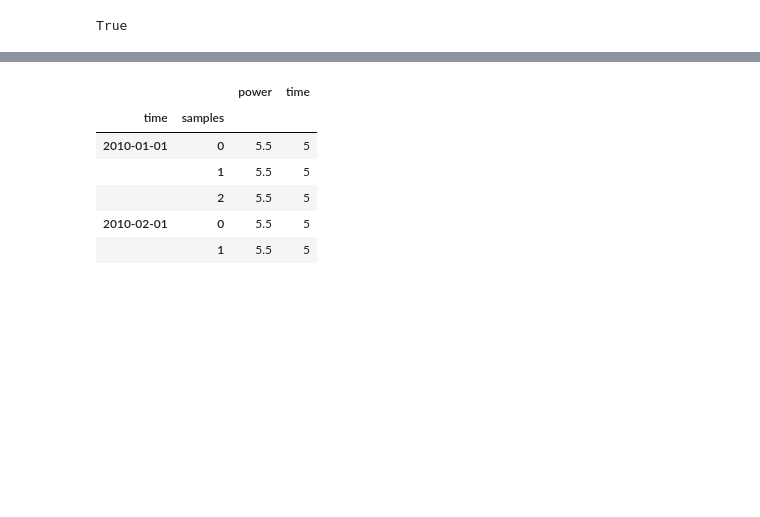
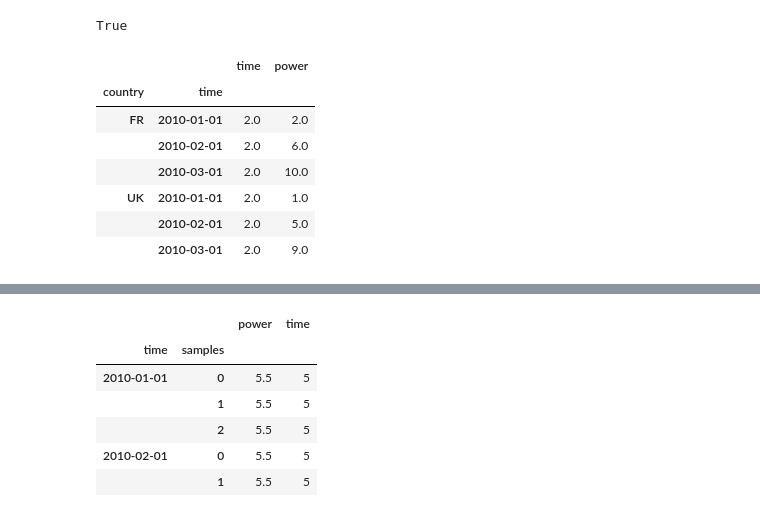
Before and after one commit to sust-cs-uob/eam-core, a Jupyter notebook: docs/ipynb/three-dimensional dfs.ipynb, the cells around one changed output, grey strips where cells are left out. Cells and saved outputs as stored; diff of their text form; code cells hidden in the pictures; blank space fills up the shorter version.

```diff
--- a/docs/ipynb/three-dimensional dfs.ipynb
+++ b/docs/ipynb/three-dimensional dfs.ipynb
@@ -259,3 +308,14 @@ df['time'] = time
 isinstance(df, pd.DataFrame)
 # %% [output]
 True
+# %%
+df.reorder_levels([2,0 ,1 ]).sort_index(level=['country', 'time']).mean(level=[0,1])
+# %% [output]
+|  |  | time | power |
+| country | time |  |  |
+| FR | 2010-01-01 | 2.0 | 2.0 |
+|  | 2010-02-01 | 2.0 | 6.0 |
+|  | 2010-03-01 | 2.0 | 10.0 |
+| UK | 2010-01-01 | 2.0 | 1.0 |
+|  | 2010-02-01 | 2.0 | 5.0 |
+|  | 2010-03-01 | 2.0 | 9.0 |
```
Also changed, not shown: parts of 24 cells of this notebook, 5 other files.
